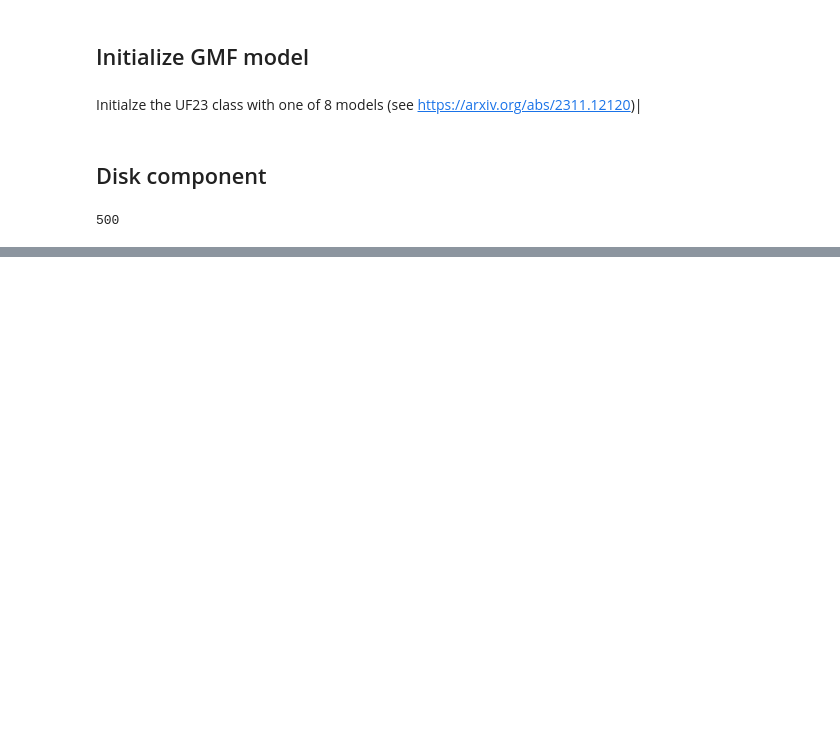
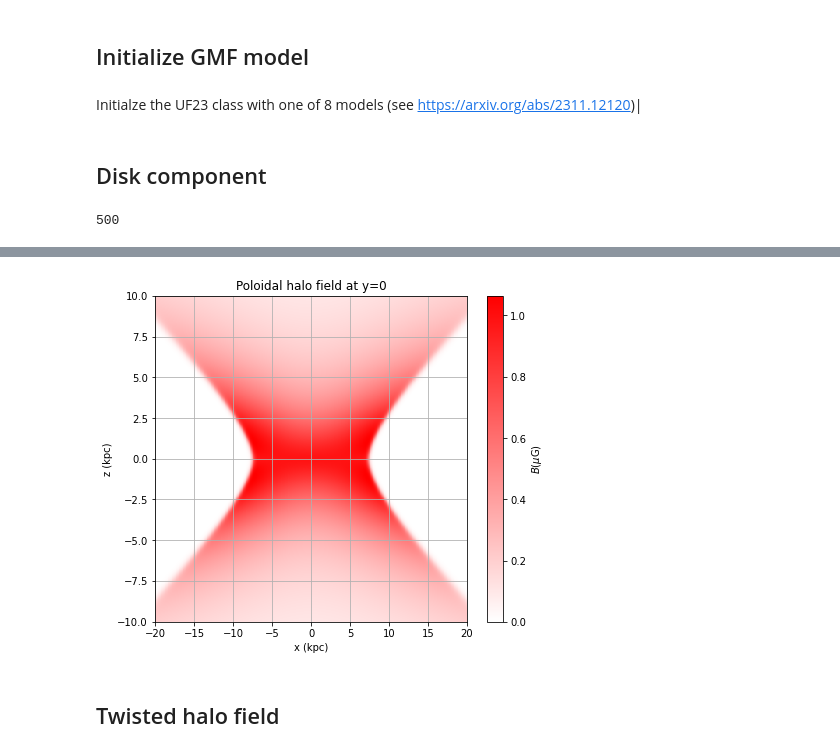
Before and after one commit to me-manu/gammaALPs, a Jupyter notebook: notebooks/example_UF23.ipynb, the cells around one changed output, grey strips where cells are left out. Saved outputs shown, nothing was run; the diff lists cells and outputs as text; code cells hidden in the pictures; blank space fills up the shorter version.

```diff
--- a/notebooks/example_UF23.ipynb
+++ b/notebooks/example_UF23.ipynb
@@ -67,0 +130,8 @@ plt.show()
+# %%
+BX = np.zeros([3] + list(xx[:,idy,:].shape))
+BX_abs = np.zeros_like(xx[:,idy,:])
+for i,xi in enumerate(xx[:,idy,:]):
+    b = uf23.poloidal_halo_field(rho=np.sqrt(xi**2. + y[idy]**2.),
+                       z=zz[i,idy,:])
+    BX_abs[i,:] = b[1]
+    BX[:, i, :] = b[0]
@@ -67,0 +144,20 @@ plt.show()
+# %%
+cmap0 = LinearSegmentedColormap.from_list('', ['white', 'red'])
+plt.figure(figsize=(7,6))
+
+p = plt.pcolormesh(xx[:,idy,:], zz[:,idy,:], BX_abs, cmap=cmap0, shading='auto')
+
+plt.colorbar(p, label = '$B (\mu\mathrm{G})$')
+
+# plt.streamplot(xx[:,idy,:], zz[:,idy,:], BX_x, BX_z, broken_streamlines=False, density=0.35)
+
+plt.title(f'Poloidal halo field at y={yplot}')
+plt.xlabel('x (kpc)')
+plt.ylabel('z (kpc)')
+plt.grid()
+
+plt.show()
+# %% [output]
+[figure, added]
+# %% [markdown]
+## Twisted halo field
```
Also changed, not shown: parts of 16 cells of this notebook.
